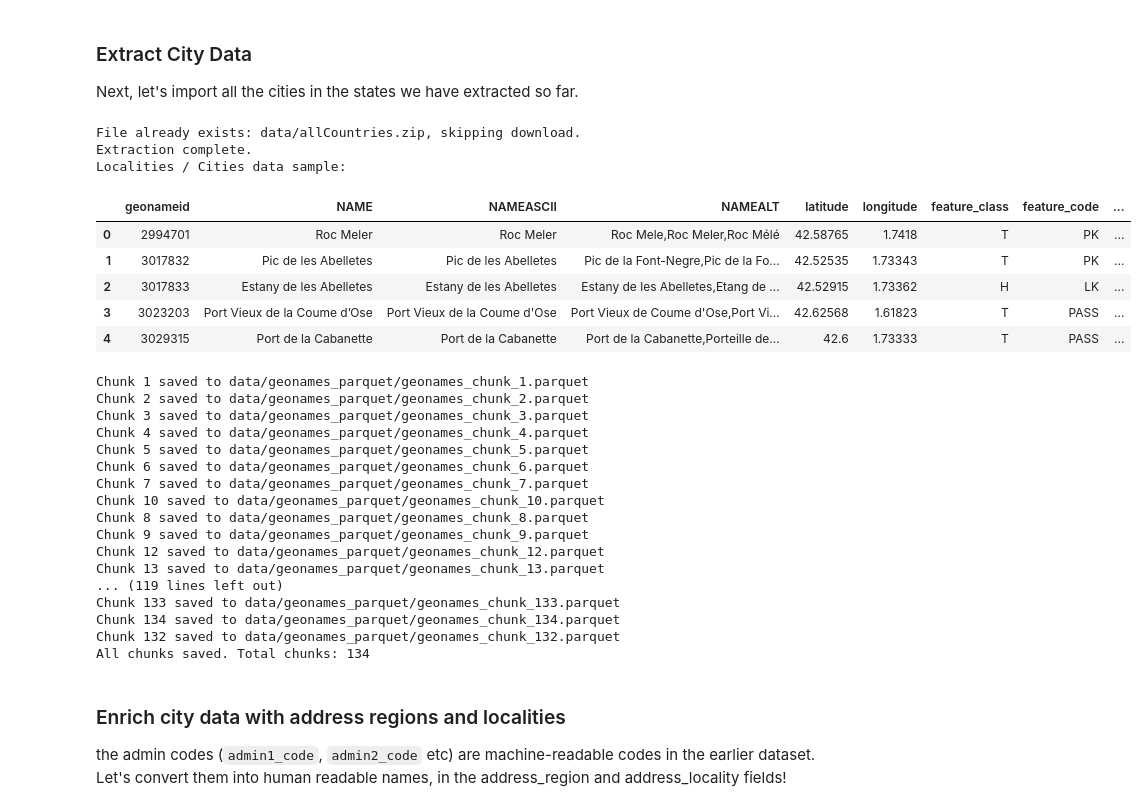
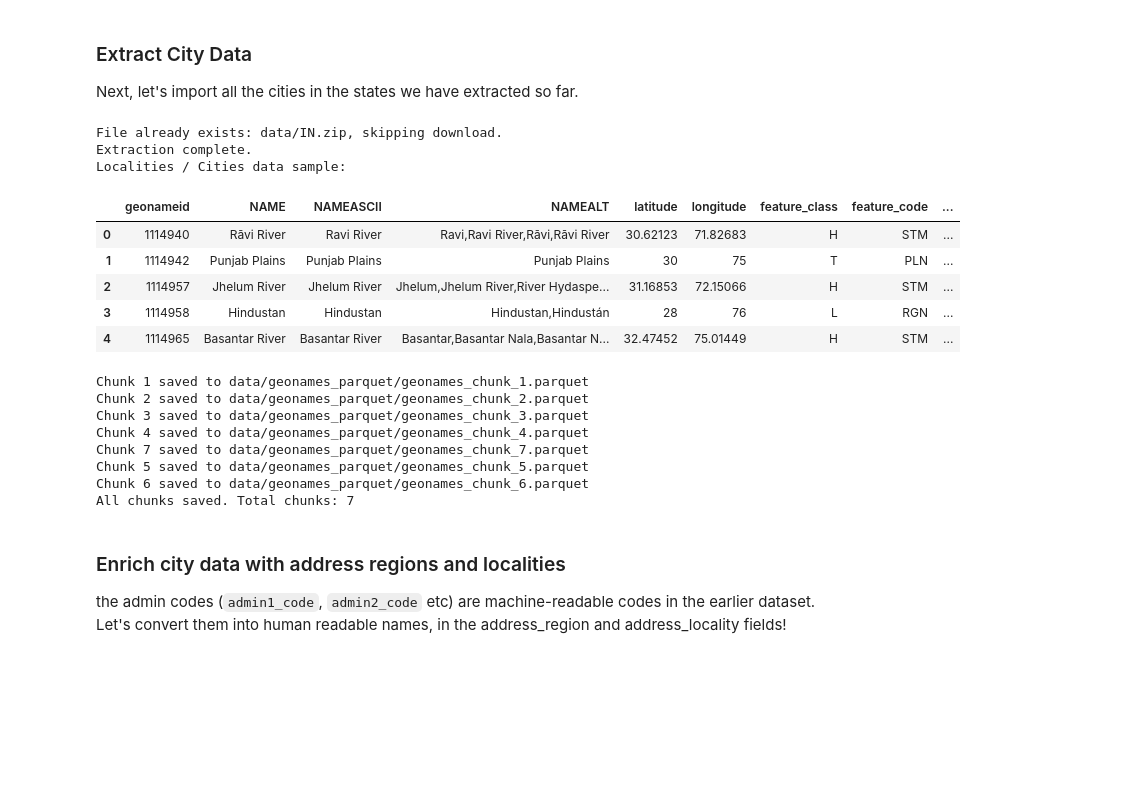
Before and after one commit to hospitaljobsin/hospitaljobsin, a Jupyter notebook: server/notebooks/import_regions.ipynb, the cells around one changed output. Cells and saved outputs as stored; diff of their text form; code cells hidden in the pictures; blank space fills up the shorter version.

```diff
--- a/server/notebooks/import_regions.ipynb
+++ b/server/notebooks/import_regions.ipynb
@@ -203,7 +211,11 @@ def build_country_aliases(countries: gpd.GeoDataFrame):
         for col in alt_name_columns:
             v = row[col]
             if v not in [None, "", -99] and isinstance(v, str) and v != row["ADMIN"]:
-                names.add(str(v))  # ensure all names are strings
+                # split by "|" and strip whitespace
+                for name in v.split("|"):
+                    name = name.strip()
+                    if name:  # ignore empty splits
+                        names.add(name)
         country_altnames[row["ADMIN"]] = sorted(names)
 
     return country_altnames
@@ -279,6 +291,7 @@ Country data sample:
 Let's filter out countries with an invalid alpha2 code and name
 # %%
 countries = countries[countries['iso_a2'] != "-99"]
+countries = countries[countries['iso_a2'] != "-1"]
 countries = countries[countries["name"].notnull()]
 countries = countries.reset_index(drop=True)
 countries
@@ -331,8 +344,12 @@ def build_state_aliases(states: gpd.GeoDataFrame):
         names = set()
         for col in alt_name_columns:
             v = row[col]
-            if v not in [None, "", -99] and isinstance(v, str) and v != row["name"]:
-                names.add(v)
+            if v not in [None, "", -99,] and isinstance(v, str) and v != row["name"]:
+                # split by "|" and strip whitespace
+                for name in v.split("|"):
+                    name = name.strip()
+                    if name:  # ignore empty splits
+                        names.add(name)
         state_altnames[row["name"]] = sorted(names)
     return state_altnames
 
@@ -358,7 +375,7 @@ async def load_states():
     states = states[['name', "iso_a2",  'admin', 'geometry']]
 
    # Clean Alpha2 codes
-    states['iso_a2'] = states['iso_a2'].apply(lambda x: x if str(x) != "-99" else None)
+    states['iso_a2'] = states['iso_a2'].apply(lambda x: x if str(x) != "-99" and str(x) != "-1" else None)
 
     # Project for accurate centroid
     states_proj = states.to_crs("ESRI:54034")  # Equal Earth projection
@@ -463,7 +480,11 @@ def build_aliases(row, alt_col: str = "NAMEALT"):
             for name in v.split(","):
                 name = name.strip()
                 if name:
-                    names.add(name)
+                    split_name = name.split("|")
+                    for sn in split_name:
+                        sn = sn.strip()
+                        if sn:
+                            names.add(sn)
     return sorted(names)
 
 
@@ -496,9 +517,9 @@ def process_chunk(chunk, chunk_index):
     return parquet_path
 
 async def load_cities_localities_chunked_mp():
-    geonames_url = "http://download.geonames.org/export/dump/allCountries.zip"
+    geonames_url = "http://download.geonames.org/export/dump/IN.zip"
     extracted_files = await download_and_extract(geonames_url)
-    geonames_file = next(pathlib.Path(f) for f in extracted_files if pathlib.Path(f).suffix == ".txt")
+    geonames_file = next(pathlib.Path(f) for f in extracted_files if pathlib.Path(f).suffix == ".txt" and "IN.txt" in pathlib.Path(f).name)
 
     columns = [
         "geonameid", "NAME", "NAMEASCII", "NAMEALT", "latitude", "longitude",
@@ -534,56 +555,47 @@ async def load_cities_localities_chunked_mp():
     display(sample_df.head())  # Display first chunk sample
 
     with ProcessPoolExecutor() as executor:
         futures = []
         for i, chunk in enumerate(chunks):
             # Optional: filter populated places
             # feature classes:
             # A: country, state, region,...
             # H: stream, lake, ...
             # L: parks,area, ...
             # P: city, village,...
             # R: road, railroad
             # S: spot, building, farm
             # T: mountain,hill,rock,...
             # U: undersea
             # V: forest,heath,...
             chunk = chunk[chunk['feature_class'].isin(['P', 'L', 'A'])]
             futures.append(executor.submit(process_chunk, chunk, i + 1))
 
         for future in futures:
             parquet_files.append(future.result())
 
     print(f"All chunks saved. Total chunks: {len(parquet_files)}")
     return parquet_files
 
 parquet_files = await load_cities_localities_chunked_mp()
 # %% [output]
-File already exists: data/allCountries.zip, skipping download.
+File already exists: data/IN.zip, skipping download.
 Extraction complete.
 Localities / Cities data sample:
 |  | geonameid | NAME | NAMEASCII | NAMEALT | latitude | longitude | feature_class | feature_code | ... |
-| 0 | 2994701 | Roc Meler | Roc Meler | Roc Mele,Roc Meler,Roc Mélé | 42.58765 | 1.7418 | T | PK | ... |
-| 1 | 3017832 | Pic de les Abelletes | Pic de les Abelletes | Pic de la Font-Negre,Pic de la Fo... | 42.52535 | 1.73343 | T | PK | ... |
-| 2 | 3017833 | Estany de les Abelletes | Estany de les Abelletes | Estany de les Abelletes,Etang de ... | 42.52915 | 1.73362 | H | LK | ... |
-| 3 | 3023203 | Port Vieux de la Coume d’Ose | Port Vieux de la Coume d'Ose | Port Vieux de Coume d'Ose,Port Vi... | 42.62568 | 1.61823 | T | PASS | ... |
-| 4 | 3029315 | Port de la Cabanette | Port de la Cabanette | Port de la Cabanette,Porteille de... | 42.6 | 1.73333 | T | PASS | ... |
+| 0 | 1114940 | Rāvi River | Ravi River | Ravi,Ravi River,Rāvi,Rāvi River | 30.62123 | 71.82683 | H | STM | ... |
+| 1 | 1114942 | Punjab Plains | Punjab Plains | Punjab Plains | 30 | 75 | T | PLN | ... |
+| 2 | 1114957 | Jhelum River | Jhelum River | Jhelum,Jhelum River,River Hydaspe... | 31.16853 | 72.15066 | H | STM | ... |
+| 3 | 1114958 | Hindustan | Hindustan | Hindustan,Hindustán | 28 | 76 | L | RGN | ... |
+| 4 | 1114965 | Basantar River | Basantar River | Basantar,Basantar Nala,Basantar N... | 32.47452 | 75.01449 | H | STM | ... |
 Chunk 1 saved to data/geonames_parquet/geonames_chunk_1.parquet
 Chunk 2 saved to data/geonames_parquet/geonames_chunk_2.parquet
 Chunk 3 saved to data/geonames_parquet/geonames_chunk_3.parquet
 Chunk 4 saved to data/geonames_parquet/geonames_chunk_4.parquet
+Chunk 7 saved to data/geonames_parquet/geonames_chunk_7.parquet
 Chunk 5 saved to data/geonames_parquet/geonames_chunk_5.parquet
 Chunk 6 saved to data/geonames_parquet/geonames_chunk_6.parquet
-Chunk 7 saved to data/geonames_parquet/geonames_chunk_7.parquet
-Chunk 10 saved to data/geonames_parquet/geonames_chunk_10.parquet
-Chunk 8 saved to data/geonames_parquet/geonames_chunk_8.parquet
-Chunk 9 saved to data/geonames_parquet/geonames_chunk_9.parquet
-Chunk 12 saved to data/geonames_parquet/geonames_chunk_12.parquet
-Chunk 13 saved to data/geonames_parquet/geonames_chunk_13.parquet
-... (119 lines left out)
-Chunk 133 saved to data/geonames_parquet/geonames_chunk_133.parquet
-Chunk 134 saved to data/geonames_parquet/geonames_chunk_134.parquet
-Chunk 132 saved to data/geonames_parquet/geonames_chunk_132.parquet
-All chunks saved. Total chunks: 134
+All chunks saved. Total chunks: 7
 # %% [markdown]
 ### Enrich city data with address regions and localities
 the admin codes (`admin1_code`, `admin2_code` etc) are machine-readable codes in the earlier dataset. Let's convert them into human readable names, in the address_region and address_locality fields!
```
Also changed, not shown: parts of 7 cells of this notebook, 4 other files.
